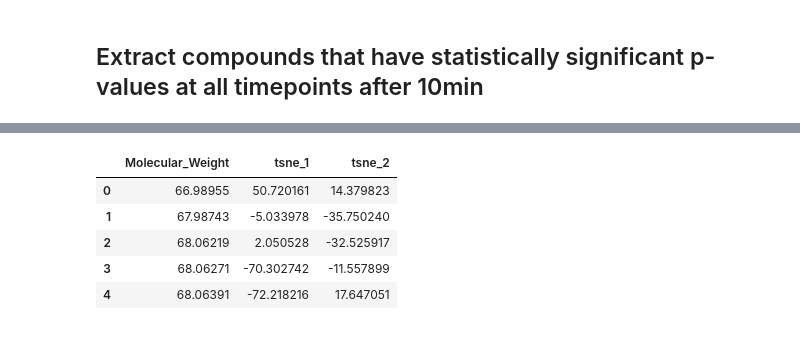
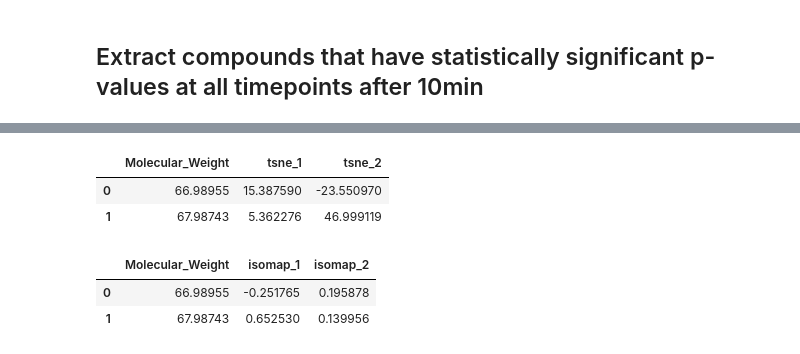
Before and after one commit to jzlab/ml_RIPC, a Jupyter notebook: notebooks/clustering.ipynb, the cells around one changed output, grey strips where cells are left out. Cells and saved outputs as stored; diff of their text form; code cells hidden in the pictures.

```diff
--- a/notebooks/clustering.ipynb
+++ b/notebooks/clustering.ipynb
@@ -63,11 +63,7 @@ X_embedded = TSNE(n_components=2,verbose=1,n_iter=5000).fit_transform(X)
 # %%
 tsne_df = pd.DataFrame(X_embedded,index=comp_ts_profile.index,columns=['tsne_1','tsne_2']).reset_index()
+tsne_df.head(2)
+# %% [output]
+|  | Molecular_Weight | tsne_1 | tsne_2 |
+| 0 | 66.98955 | 15.387590 | -23.550970 |
+| 1 | 67.98743 | 5.362276 | 46.999119 |
-# %%
-tsne_df.head()
-# %% [output]
-|  | Molecular_Weight | tsne_1 | tsne_2 |
-| 0 | 66.98955 | 50.720161 | 14.379823 |
-| 1 | 67.98743 | -5.033978 | -35.750240 |
-| 2 | 68.06219 | 2.050528 | -32.525917 |
-| 3 | 68.06271 | -70.302742 | -11.557899 |
-| 4 | 68.06391 | -72.218216 | 17.647051 |
@@ -73,0 +72,7 @@ tsne_df.head()
+# %%
+isomap_df = pd.DataFrame(X_embedded,index=comp_ts_profile.index,columns=['isomap_1','isomap_2']).reset_index()
+isomap_df.head(2)
+# %% [output]
+|  | Molecular_Weight | isomap_1 | isomap_2 |
+| 0 | 66.98955 | -0.251765 | 0.195878 |
+| 1 | 67.98743 | 0.652530 | 0.139956 |
```
Also changed, not shown: parts of 10 cells of this notebook, 3 other files.
